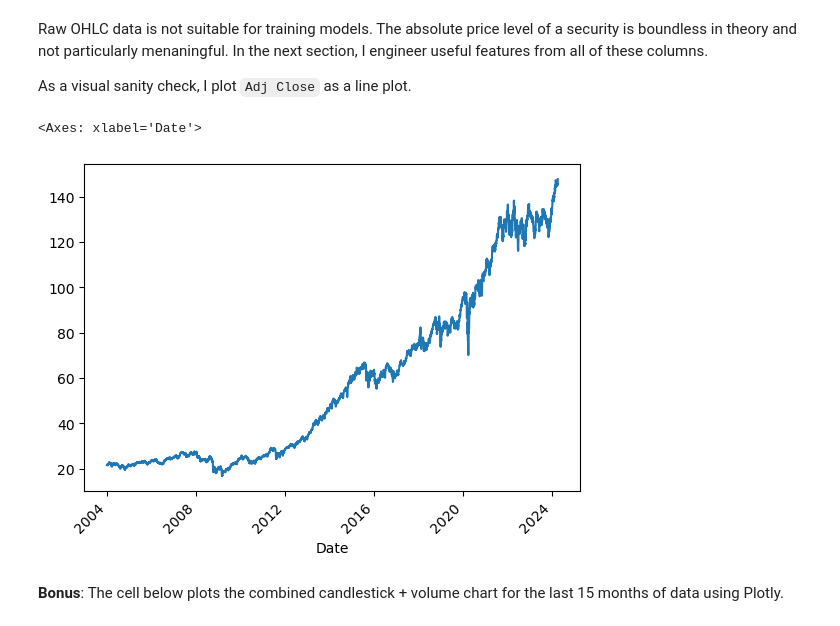
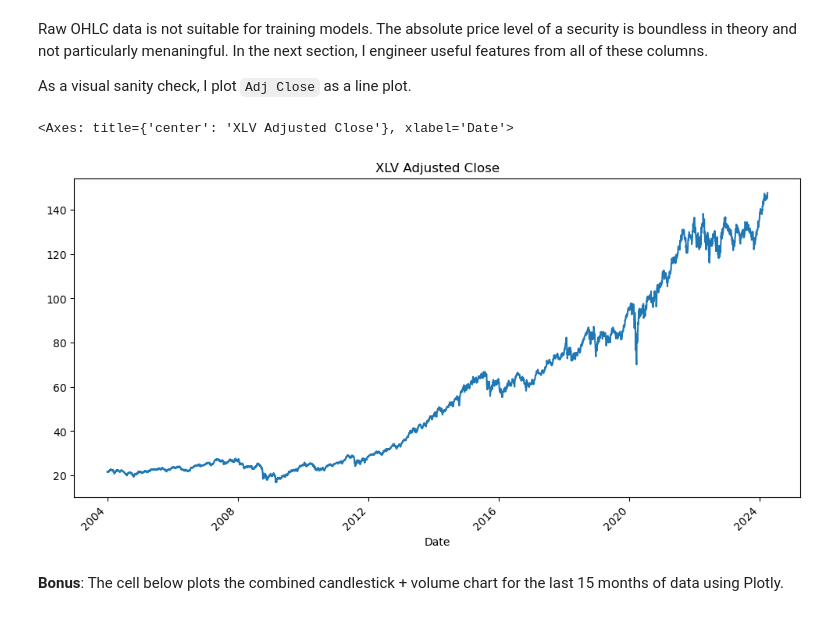
Before and after one commit to waynebar69/xlv-volatility-sentiment-ml, a Jupyter notebook: notebooks/xlv_prediction_model.ipynb.ipynb, the cells around one changed output. Drawn from its saved outputs; the diff is of its cells as text; code cells hidden in the pictures.

```diff
--- a/notebooks/xlv_prediction_model.ipynb.ipynb
+++ b/notebooks/xlv_prediction_model.ipynb.ipynb
@@ -169,10 +169,10 @@ In the next section, I engineer useful features from all of these columns.
 As a visual sanity check, I plot `Adj Close` as a line plot.
 # %%
 # visualise Adj Close
-xlv_data["Adj Close"].plot(rot=45)
+xlv_data["Adj Close"].plot(title="XLV Adjusted Close", figsize=(12, 6), rot=45)
 # %% [output]
-<Axes: xlabel='Date'>
+<Axes: title={'center': 'XLV Adjusted Close'}, xlabel='Date'>
-[figure, old version]
+[figure, new version]
 # %% [markdown]
 **Bonus**: The cell below plots the combined candlestick + volume chart for the last 15 months of data using Plotly.
 # %%
```
Also changed, not shown: parts of 75 cells of this notebook.
